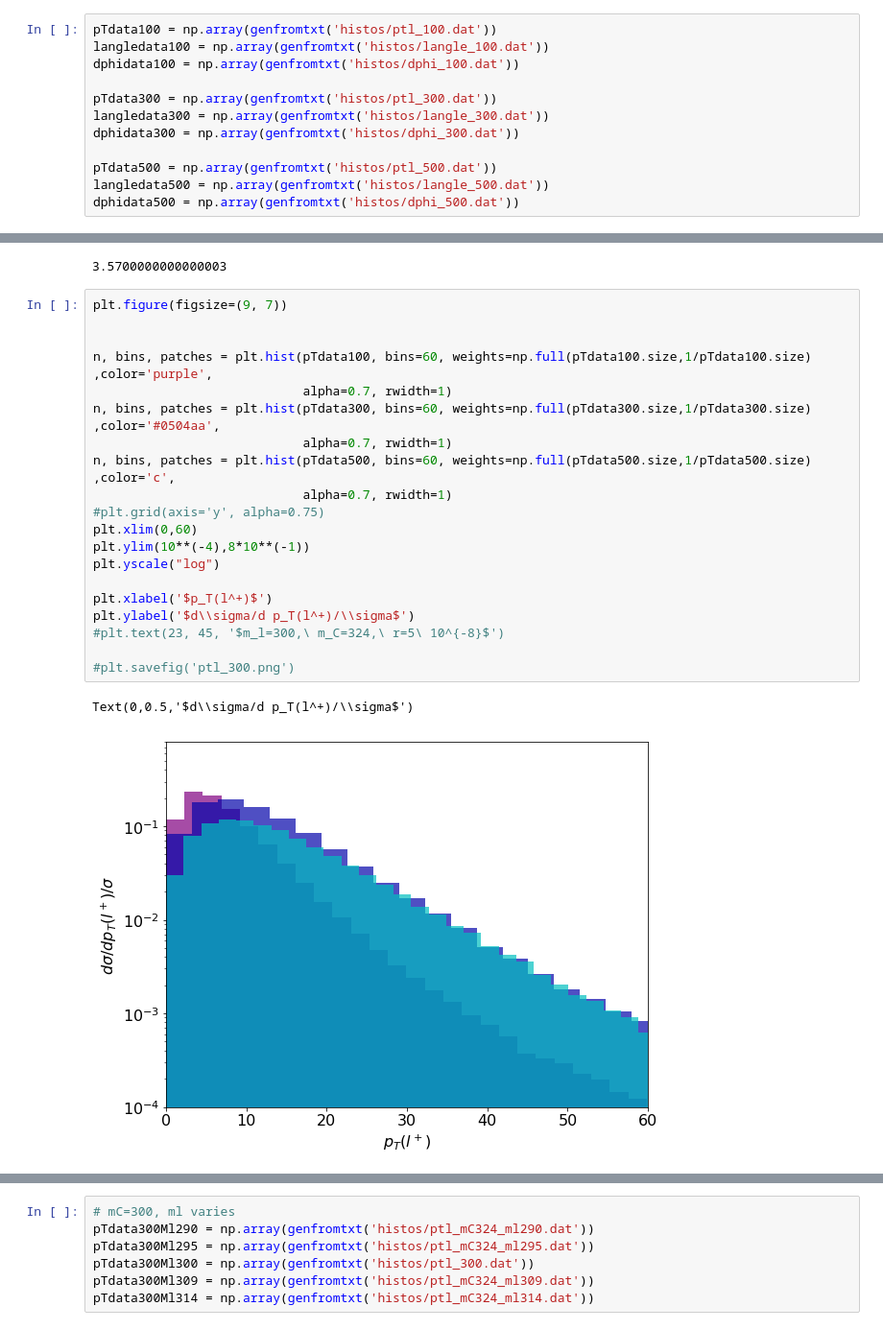
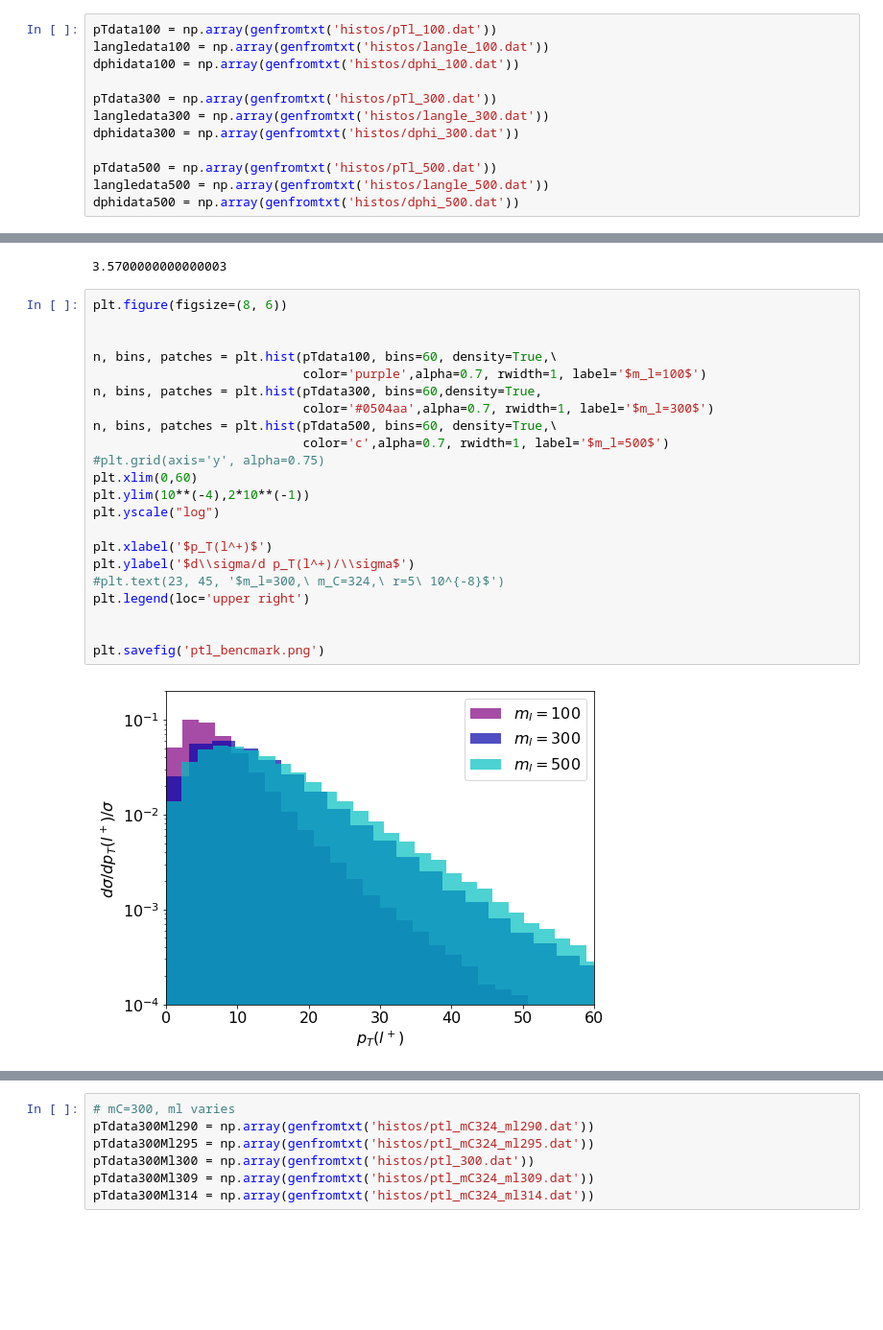
Before and after one commit to anasthesia/SoftLLP, a Jupyter notebook: kinematics/Histos.ipynb, the cells around one changed output, grey strips where cells are left out. Shown at 96% size. Cells and saved outputs as stored; diff of their text form; blank space fills up the shorter version.

```diff
--- a/kinematics/Histos.ipynb
+++ b/kinematics/Histos.ipynb
@@ -42,15 +42,15 @@ histos['100']
 # %% [output]
 NameError: name 'histos' is not defined
 # %%
-pTdata100 = np.array(genfromtxt('histos/ptl_100.dat'))
+pTdata100 = np.array(genfromtxt('histos/pTl_100.dat'))
 langledata100 = np.array(genfromtxt('histos/langle_100.dat'))
 dphidata100 = np.array(genfromtxt('histos/dphi_100.dat'))
 
-pTdata300 = np.array(genfromtxt('histos/ptl_300.dat'))
+pTdata300 = np.array(genfromtxt('histos/pTl_300.dat'))
 langledata300 = np.array(genfromtxt('histos/langle_300.dat'))
 dphidata300 = np.array(genfromtxt('histos/dphi_300.dat'))
 
-pTdata500 = np.array(genfromtxt('histos/ptl_500.dat'))
+pTdata500 = np.array(genfromtxt('histos/pTl_500.dat'))
 langledata500 = np.array(genfromtxt('histos/langle_500.dat'))
 dphidata500 = np.array(genfromtxt('histos/dphi_500.dat'))
 # %%
@@ -118,28 +124,29 @@ Text(0,0.5,'Normalized to lumi')
 # %% [output]
 3.5700000000000003
 # %%
-plt.figure(figsize=(9, 7))
+plt.figure(figsize=(8, 6))
 
 
-n, bins, patches = plt.hist(pTdata100, bins=60, weights=np.full(pTdata100.size,1/pTdata100.size) ,color='purple',
-                            alpha=0.7, rwidth=1)
-n, bins, patches = plt.hist(pTdata300, bins=60, weights=np.full(pTdata300.size,1/pTdata300.size) ,color='#0504aa',
-                            alpha=0.7, rwidth=1)
-n, bins, patches = plt.hist(pTdata500, bins=60, weights=np.full(pTdata500.size,1/pTdata500.size) ,color='c',
-                            alpha=0.7, rwidth=1)
+n, bins, patches = plt.hist(pTdata100, bins=60, density=True,\
+                            color='purple',alpha=0.7, rwidth=1, label='$m_l=100$')
+n, bins, patches = plt.hist(pTdata300, bins=60,density=True,
+                            color='#0504aa',alpha=0.7, rwidth=1, label='$m_l=300$')
+n, bins, patches = plt.hist(pTdata500, bins=60, density=True,\
+                            color='c',alpha=0.7, rwidth=1, label='$m_l=500$')
 #plt.grid(axis='y', alpha=0.75)
 plt.xlim(0,60)
-plt.ylim(10**(-4),8*10**(-1))
+plt.ylim(10**(-4),2*10**(-1))
 plt.yscale("log")
 
 plt.xlabel('$p_T(l^+)$')
 plt.ylabel('$d\\sigma/d p_T(l^+)/\\sigma$')
 #plt.text(23, 45, '$m_l=300,\ m_C=324,\ r=5\ 10^{-8}$')
+plt.legend(loc='upper right')
 
-#plt.savefig('ptl_300.png')
+
+plt.savefig('ptl_bencmark.png')
 # %% [output]
-Text(0,0.5,'$d\\sigma/d p_T(l^+)/\\sigma$')
-[figure, old version]
+[figure, new version]
 # %%
 langledata300.size
 # %% [output]
```
Also changed, not shown: parts of 6 cells of this notebook, 1 other file.
